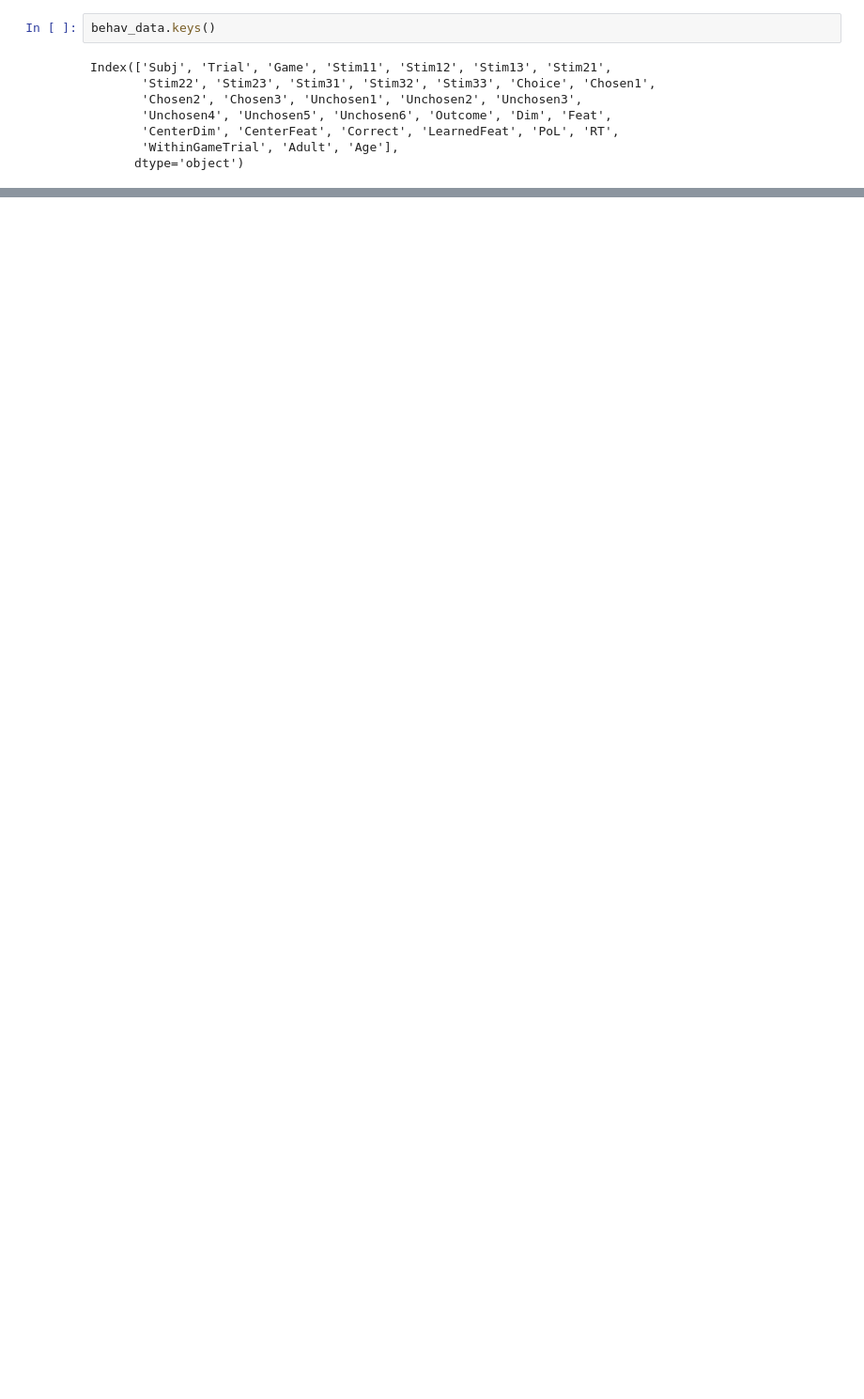
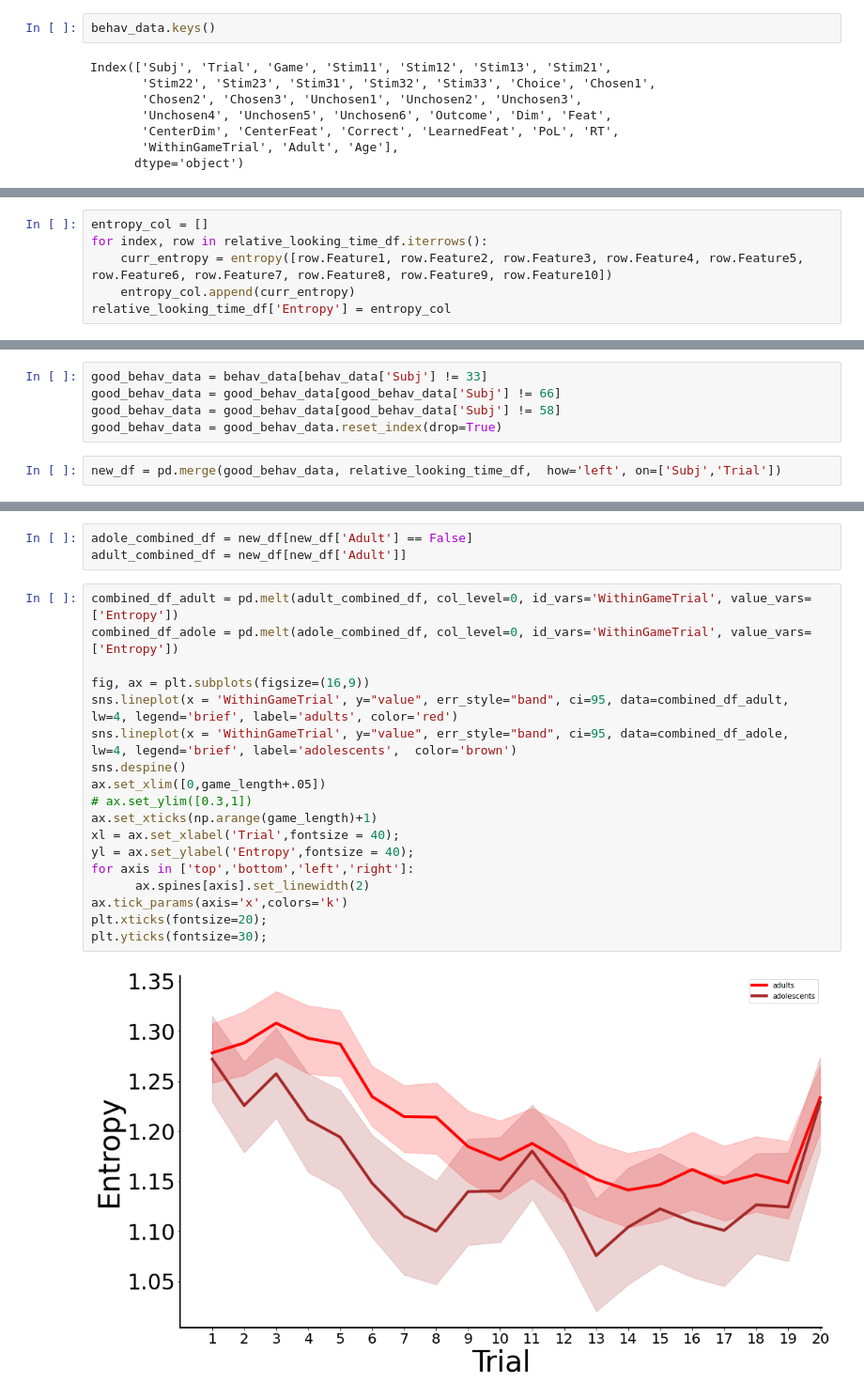
Before and after one commit to angelaradulescu/ldm-analysis, a Jupyter notebook: BehavioralAnalyses.ipynb, the cells around one changed output, grey strips where cells are left out. Shown at 94% size. Drawn from its saved outputs; the diff is of its cells as text; blank space fills up the shorter version.

Commit message:
made relative looking time df and did some entropy calculations

```diff
--- a/BehavioralAnalyses.ipynb
+++ b/BehavioralAnalyses.ipynb
@@ -314,0 +401,6 @@ sub39.loc[sub39['Trial'] == (9*40)+1]
+# %%
+entropy_col = []
+for index, row in relative_looking_time_df.iterrows():
+    curr_entropy = entropy([row.Feature1, row.Feature2, row.Feature3, row.Feature4, row.Feature5, row.Feature6, row.Feature7, row.Feature8, row.Feature9, row.Feature10])
+    entropy_col.append(curr_entropy)
+relative_looking_time_df['Entropy'] = entropy_col
@@ -314,0 +425,7 @@ sub39.loc[sub39['Trial'] == (9*40)+1]
+# %%
+good_behav_data = behav_data[behav_data['Subj'] != 33]
+good_behav_data = good_behav_data[good_behav_data['Subj'] != 66]
+good_behav_data = good_behav_data[good_behav_data['Subj'] != 58]
+good_behav_data = good_behav_data.reset_index(drop=True)
+# %%
+new_df = pd.merge(good_behav_data, relative_looking_time_df,  how='left', on=['Subj','Trial'])
@@ -314,0 +448,23 @@ sub39.loc[sub39['Trial'] == (9*40)+1]
+# %%
+adole_combined_df = new_df[new_df['Adult'] == False]
+adult_combined_df = new_df[new_df['Adult']]
+# %%
+combined_df_adult = pd.melt(adult_combined_df, col_level=0, id_vars='WithinGameTrial', value_vars=['Entropy'])
+combined_df_adole = pd.melt(adole_combined_df, col_level=0, id_vars='WithinGameTrial', value_vars=['Entropy'])
+
+fig, ax = plt.subplots(figsize=(16,9))
+sns.lineplot(x = 'WithinGameTrial', y="value", err_style="band", ci=95, data=combined_df_adult, lw=4, legend='brief', label='adults', color='red')
+sns.lineplot(x = 'WithinGameTrial', y="value", err_style="band", ci=95, data=combined_df_adole, lw=4, legend='brief', label='adolescents',  color='brown')
+sns.despine()
+ax.set_xlim([0,game_length+.05])
+# ax.set_ylim([0.3,1])
+ax.set_xticks(np.arange(game_length)+1)
+xl = ax.set_xlabel('Trial',fontsize = 40);
+yl = ax.set_ylabel('Entropy',fontsize = 40);
+for axis in ['top','bottom','left','right']:
+      ax.spines[axis].set_linewidth(2)
+ax.tick_params(axis='x',colors='k')
+plt.xticks(fontsize=20);
+plt.yticks(fontsize=30);
+# %% [output]
+[figure, added]
```
Also changed, not shown: parts of 19 cells of this notebook, 6 other files.
